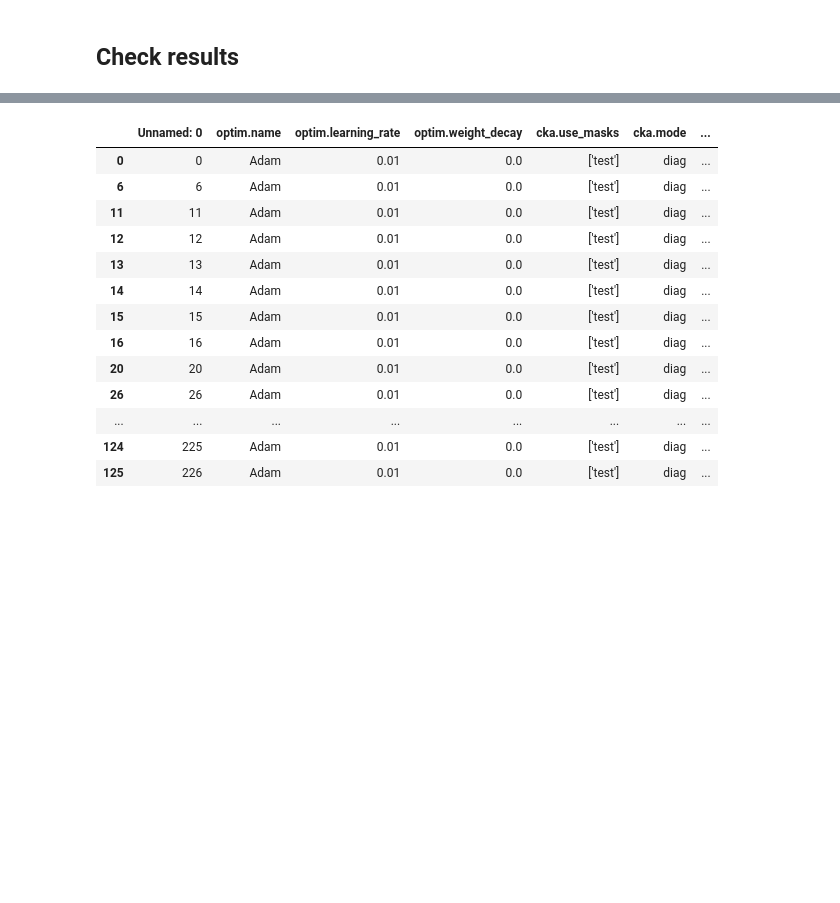
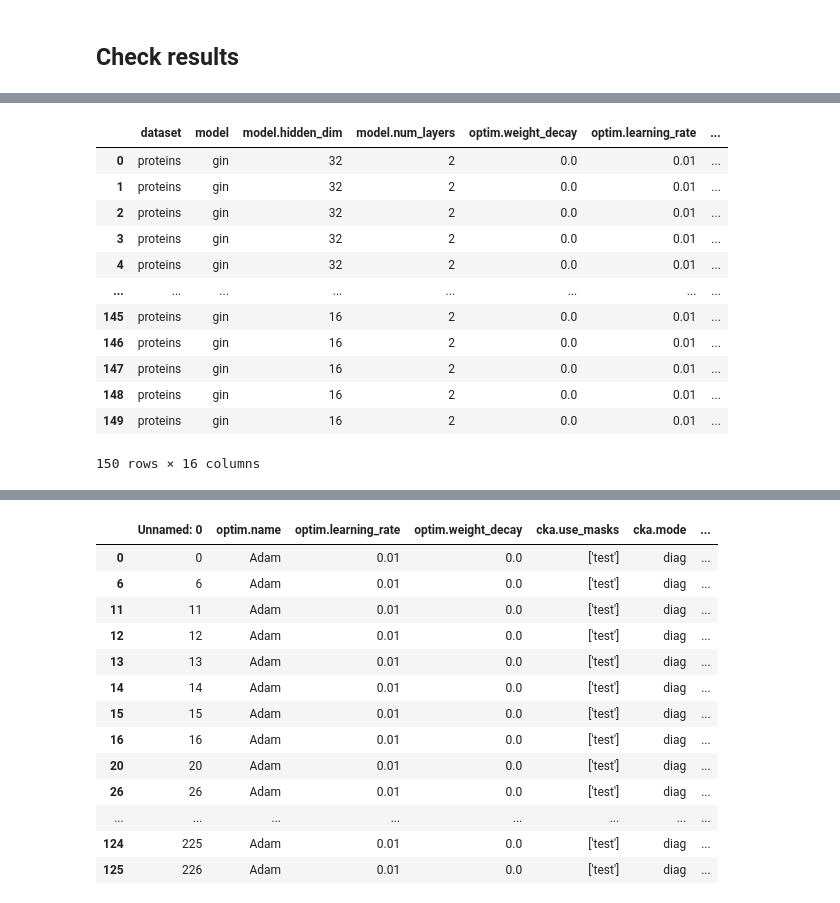
Before and after one commit to Daraniel/gnn-multistability, a Jupyter notebook: notebooks/gather_data_old.ipynb, the cells around one changed output, grey strips where cells are left out. Drawn from its saved outputs; the diff is of its cells as text; code cells hidden in the pictures; blank space fills up the shorter version.

```diff
--- a/notebooks/gather_data.ipynb
+++ b/notebooks/gather_data_old.ipynb
@@ -196,19 +219,27 @@ df.to_csv('../results/complete_df.csv')
 # %% [markdown]
 ## Check results
 # %%
-proteins_df = pd.read_csv('../results/proteins.csv')
-enzymes_df = pd.read_csv('../results/enzymes.csv')
-aids_df = pd.read_csv('../results/aids.csv')
-ptc_fm_df = pd.read_csv('../results/ptc_fm.csv')
-complete_df = pd.read_csv('../results/complete_df.csv')
+# proteins_df = pd.read_csv('../results/proteins.csv')
+# enzymes_df = pd.read_csv('../results/enzymes.csv')
+# aids_df = pd.read_csv('../results/aids.csv')
+# ptc_fm_df = pd.read_csv('../results/ptc_fm.csv')
+# complete_df = pd.read_csv('../results/complete_df.csv')
 # %%
-keys = ['dataset', 'model', 'model.hidden_dim', 'model.num_layers', 'optim.weight_decay', 'optim.learning_rate']
-metrics = ['acc', 'loss', 'pi_distr','true_pi_distr', 'false_pi_distr', 'l1_distr', 'nodewise_distr', 'normpi_distr', 'symkl_distr']
+keys = ['dataset', 'model', 'model.hidden_dim', 'model.num_layers', 'model.dropout_p', 'optim.weight_decay', 'optim.learning_rate']
+# metrics = ['acc', 'loss', 'pi_distr','true_pi_distr', 'false_pi_distr', 'l1_distr', 'nodewise_distr', 'normpi_distr', 'symkl_distr', 'rashomon_capacity']
+metrics = ['acc', 'loss', 'pi_distr','true_pi_distr', 'false_pi_distr', 'rashomon_capacity']
+metrics_2 = copy.deepcopy(metrics)
+for i in range(10):
+        for metric in ['cka', 'cca', 'procrustess', 'rsa_cos']:
+            metrics_2.append(f'{metric}_{i}')
+
 def extend_df(df_to_extend):
-    for i in range(7):
-            for metric in ['cka', 'cca', 'procrustess', 'rsa_cos']:
-                metrics.append(f'{metric}_{i}')
-    a = df_to_extend[[*keys, *metrics]]
+    # for i in range(7):
+            # for metric in ['cka', 'cca', 'procrustess', 'rsa_cos']:
+            #     metrics.append(f'{metric}_{i}')
+    available_metrics = [metric for metric in metrics_2 if metric in df_to_extend]
+
+    a = df_to_extend[[*keys, *available_metrics]]
 
             # results.update({f'cca_{i}': CCAs[:, i, i] for i in range(CCAs.shape[1])})
             # results.update({f'cka_{i}': CKAs[:, i, i] for i in range(CKAs.shape[1])})
@@ -216,7 +247,7 @@ def extend_df(df_to_extend):
             #     results.update({f'procrustess_{i}': procrustess[:, i, i] for i in range(procrustess.shape[1])})
             # if rsa_cos is not None:
             #     results.update({f'rsa_cos_{i}': rsa_cos[:, i, i] for i in range(rsa_cos.shape[1])})
-    for metric in metrics:
+    for metric in available_metrics:
         try:
             a[metric] = [json.loads(x) for x in a[metric]]
         except:
@@ -285 +419,17 @@ for i in range(2):
+# %%
+e_df
+# %% [output]
+|  | dataset | model | model.hidden_dim | model.num_layers | optim.weight_decay | optim.learning_rate | ... |
+| 0 | proteins | gin | 32 | 2 | 0.0 | 0.01 | ... |
+| 1 | proteins | gin | 32 | 2 | 0.0 | 0.01 | ... |
+| 2 | proteins | gin | 32 | 2 | 0.0 | 0.01 | ... |
+| 3 | proteins | gin | 32 | 2 | 0.0 | 0.01 | ... |
+| 4 | proteins | gin | 32 | 2 | 0.0 | 0.01 | ... |
+| ... | ... | ... | ... | ... | ... | ... | ... |
+| 145 | proteins | gin | 16 | 2 | 0.0 | 0.01 | ... |
+| 146 | proteins | gin | 16 | 2 | 0.0 | 0.01 | ... |
+| 147 | proteins | gin | 16 | 2 | 0.0 | 0.01 | ... |
+| 148 | proteins | gin | 16 | 2 | 0.0 | 0.01 | ... |
+| 149 | proteins | gin | 16 | 2 | 0.0 | 0.01 | ... |
+150 rows × 16 columns
 # %%
```
Also changed, not shown: parts of 24 cells of this notebook, 6 other files.
